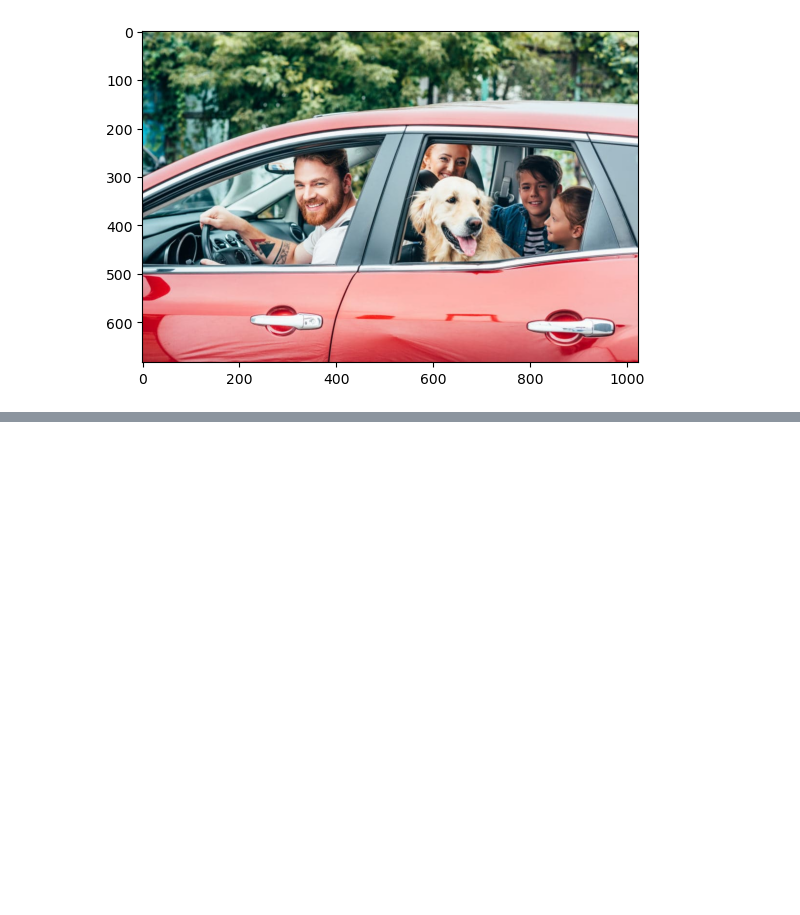
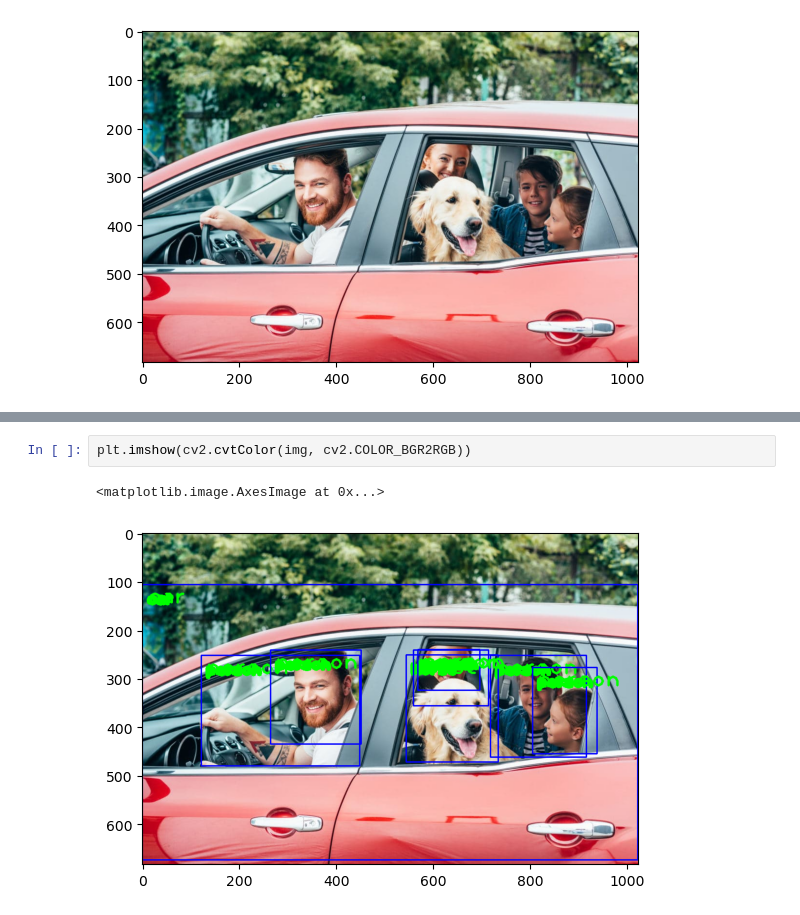
Before and after one commit to tariqultais/Object-detect-using-opencv, a Jupyter notebook: ObjectDetection.ipynb, the cells around one changed output, grey strips where cells are left out. Saved outputs shown, nothing was run; the diff lists cells and outputs as text; blank space fills up the shorter version.

```diff
--- a/ObjectDetection.ipynb
+++ b/ObjectDetection.ipynb
@@ -49,0 +54,5 @@ NameError: name 'ClassIndex' is not defined
+# %%
+plt.imshow(cv2.cvtColor(img, cv2.COLOR_BGR2RGB))
+# %% [output]
+<matplotlib.image.AxesImage at 0x...>
+[figure, added]
```
Also changed, not shown: parts of 3 cells of this notebook.
